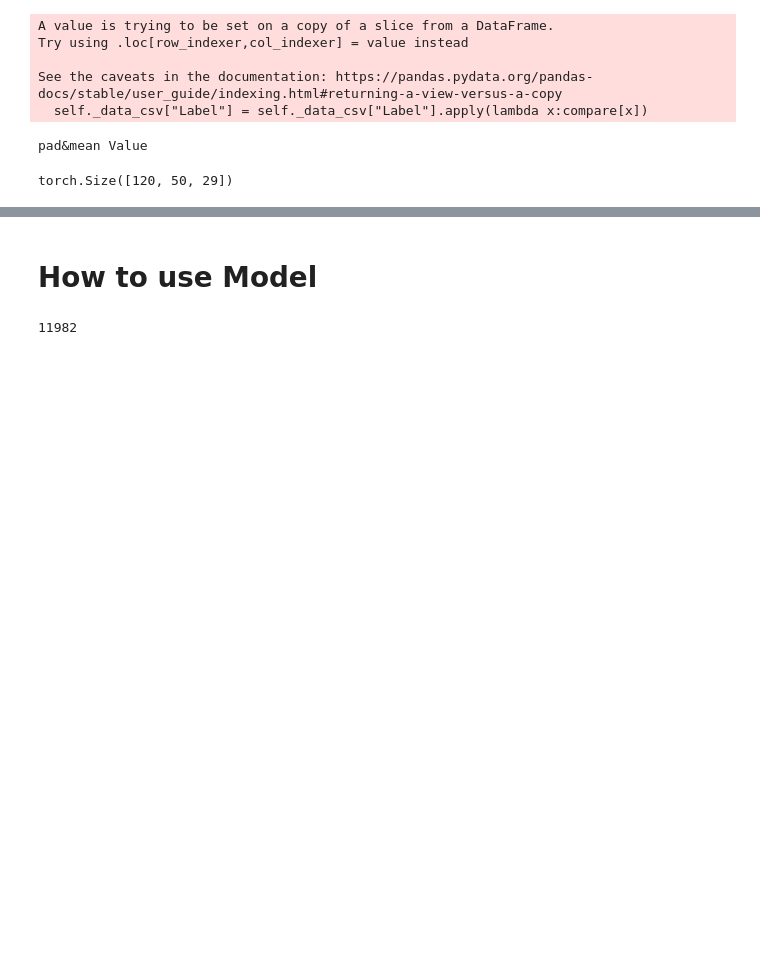
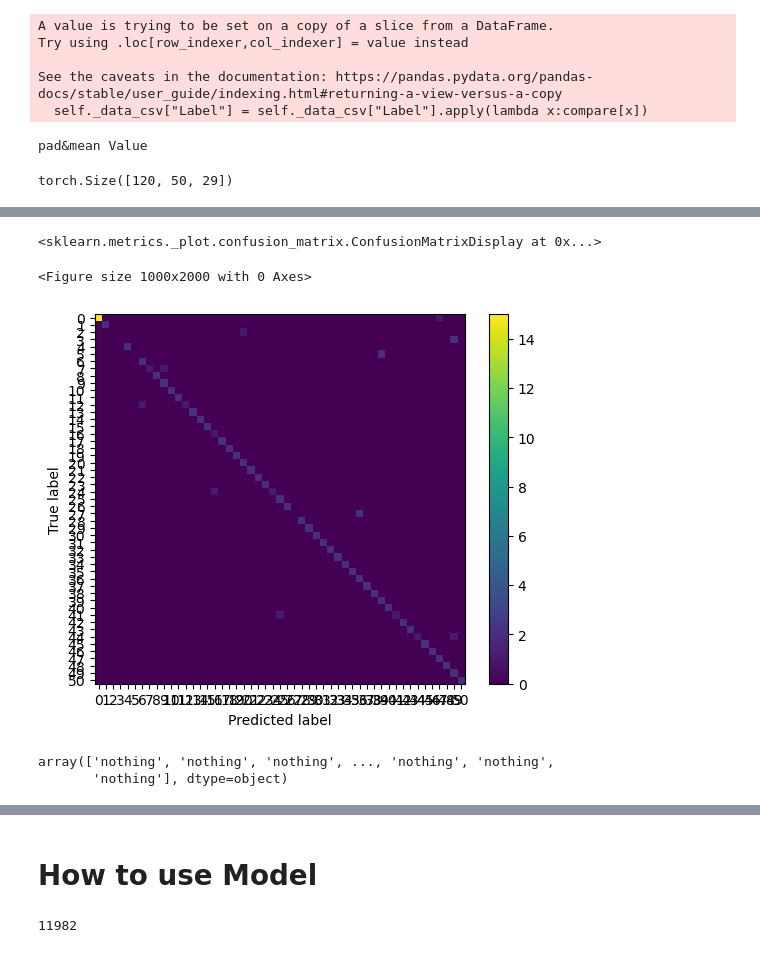
Before and after one commit to wayupuk/Spare, a Jupyter notebook: signlang_template.ipynb, the cells around one changed output, grey strips where cells are left out. Cells and saved outputs as stored; diff of their text form; code cells hidden in the pictures; blank space fills up the shorter version.

```diff
--- a/signlang_template.ipynb
+++ b/signlang_template.ipynb
@@ -348,0 +1036,3 @@ acc score    0.10091743119266056
+# %%
+model = torch.load(r"./model/model_96.pt",weights_only=False)
+model.to("cuda")
@@ -348,0 +1181,34 @@ acc score    0.10091743119266056
+# %%
+import glob
+import os
+
+
+torch.manual_seed(402)
+model.eval()
+
+chunk = 50
+test_df = pd.read_csv(rf"F:\Hybridmodel-project\Sign_Language_Detection\collect_data\20250715_111750_DATA_INDICATOR_sensor.csv")
+# test_df  = test_df[test_df.columns[1:]]
+test_dataset = ImprovedCustomDataset(test_df,50,min_sequence_length=30,zero_ratio=0,down_zero=False)
+test_dataset = DataLoader(test_dataset,batch_size=1)
+y_pred = []
+y_true = []
+prob_x = []
+prob_y = []
+with torch.no_grad():
+    for inputs,answer in tqdm(test_dataset):
+        output = model(inputs.to("cuda"))
+        prob_x.append(output)
+        prob_y.append(answer)
+        y_pred += (torch.argmax(output,dim=1)).tolist()
+        y_true += answer.numpy().tolist()
+
+
+from sklearn.metrics import f1_score,recall_score,accuracy_score,confusion_matrix,ConfusionMatrixDisplay
+f1_scores = f1_score(y_true, y_pred, average="micro")
+print("f1 score    ",f1_scores)
+recall_scores = recall_score(y_true, y_pred, average="micro")
+print("recal score ",recall_scores)
+acc = accuracy_score(y_true, y_pred)
+print("acc score   ",acc)
+cnf = confusion_matrix(y_true, y_pred)
@@ -348,0 +1223,15 @@ acc score    0.10091743119266056
+# %%
+
+cnfusion = ConfusionMatrixDisplay(confusion_matrix =cnf)
+# %%
+plt.figure(figsize=(10,20))
+cnfusion.plot(include_values=False)
+# %% [output]
+<sklearn.metrics._plot.confusion_matrix.ConfusionMatrixDisplay at 0x...>
+<Figure size 1000x2000 with 0 Axes>
+[figure, added]
+# %%
+test_df["Label"].values
+# %% [output]
+array(['nothing', 'nothing', 'nothing', ..., 'nothing', 'nothing',
+       'nothing'], dtype=object)
```
Also changed, not shown: parts of 28 cells of this notebook, 17 other files.
